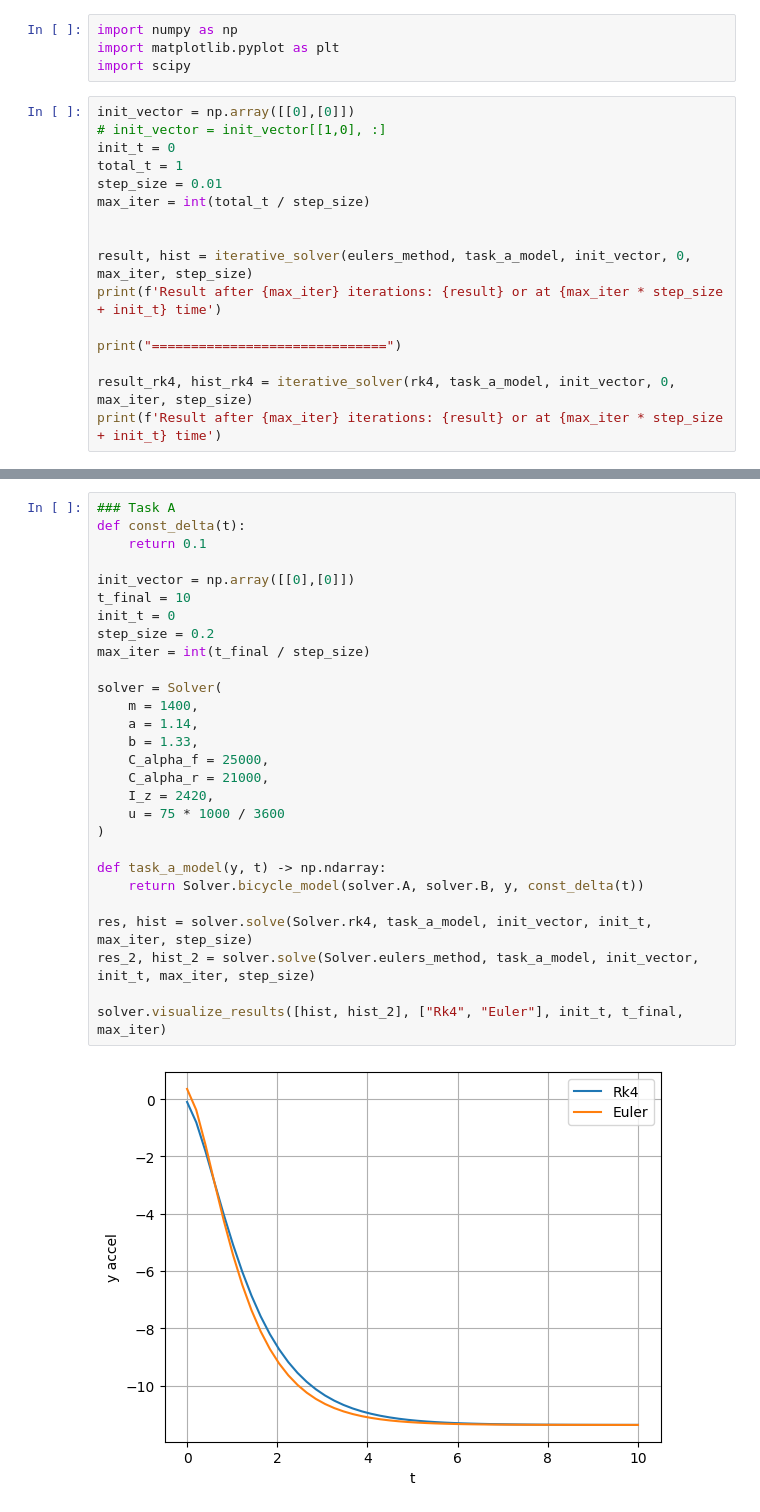
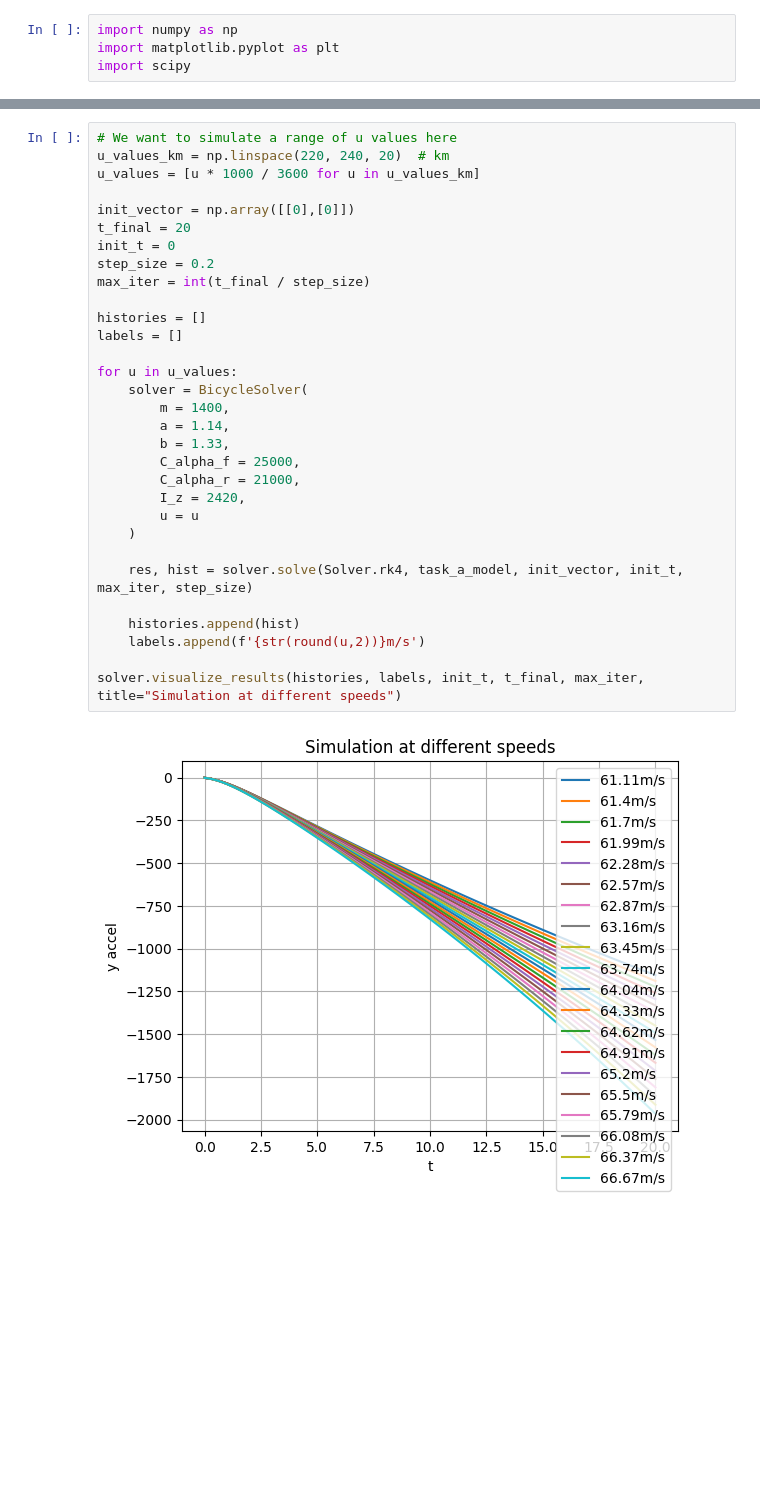
Before and after one commit to hepromark/BicycleModelExploration, a Jupyter notebook: part2.ipynb, the cells around one changed output, grey strips where cells are left out. Cells and saved outputs as stored; diff of their text form; blank space fills up the shorter version.

```diff
--- a/part2.ipynb
+++ b/part2.ipynb
@@ -49,19 +49,3 @@ The $k_1, k_2, k_3, k_4$ values can be interpreted as:
 import numpy as np
 import matplotlib.pyplot as plt
 import scipy
-# %%
-init_vector = np.array([[0],[0]])
-# init_vector = init_vector[[1,0], :]
-init_t = 0
-total_t = 1
-step_size = 0.01
-max_iter = int(total_t / step_size)
-
-
-result, hist = iterative_solver(eulers_method, task_a_model, init_vector, 0, max_iter, step_size)
-print(f'Result after {max_iter} iterations: {result} or at {max_iter * step_size + init_t} time')
-
-print("==============================")
-
-result_rk4, hist_rk4 = iterative_solver(rk4, task_a_model, init_vector, 0, max_iter, step_size)
-print(f'Result after {max_iter} iterations: {result} or at {max_iter * step_size + init_t} time')
@@ -215,30 +247,33 @@ class Solver:
 # %%
-### Task A
-def const_delta(t):
-    return 0.1
+# We want to simulate a range of u values here
+u_values_km = np.linspace(220, 240, 20)  # km
+u_values = [u * 1000 / 3600 for u in u_values_km]
 
 init_vector = np.array([[0],[0]])
-t_final = 10
+t_final = 20
 init_t = 0
 step_size = 0.2
 max_iter = int(t_final / step_size)
 
-solver = Solver(
-    m = 1400,
-    a = 1.14,
-    b = 1.33,
-    C_alpha_f = 25000,
-    C_alpha_r = 21000,
-    I_z = 2420,
-    u = 75 * 1000 / 3600
-)
+histories = []
+labels = []
 
-def task_a_model(y, t) -> np.ndarray:
-    return Solver.bicycle_model(solver.A, solver.B, y, const_delta(t))
+for u in u_values:
+    solver = BicycleSolver(
+        m = 1400,
+        a = 1.14,
+        b = 1.33,
+        C_alpha_f = 25000,
+        C_alpha_r = 21000,
+        I_z = 2420,
+        u = u
+    )
 
-res, hist = solver.solve(Solver.rk4, task_a_model, init_vector, init_t, max_iter, step_size)
-res_2, hist_2 = solver.solve(Solver.eulers_method, task_a_model, init_vector, init_t, max_iter, step_size)
+    res, hist = solver.solve(Solver.rk4, task_a_model, init_vector, init_t, max_iter, step_size)
 
-solver.visualize_results([hist, hist_2], ["Rk4", "Euler"], init_t, t_final, max_iter)
+    histories.append(hist)
+    labels.append(f'{str(round(u,2))}m/s')
+
+solver.visualize_results(histories, labels, init_t, t_final, max_iter, title="Simulation at different speeds")
 # %% [output]
-[figure, old version]
+[figure, new version]
```
Also changed, not shown: parts of 18 cells of this notebook, 2 other files.
